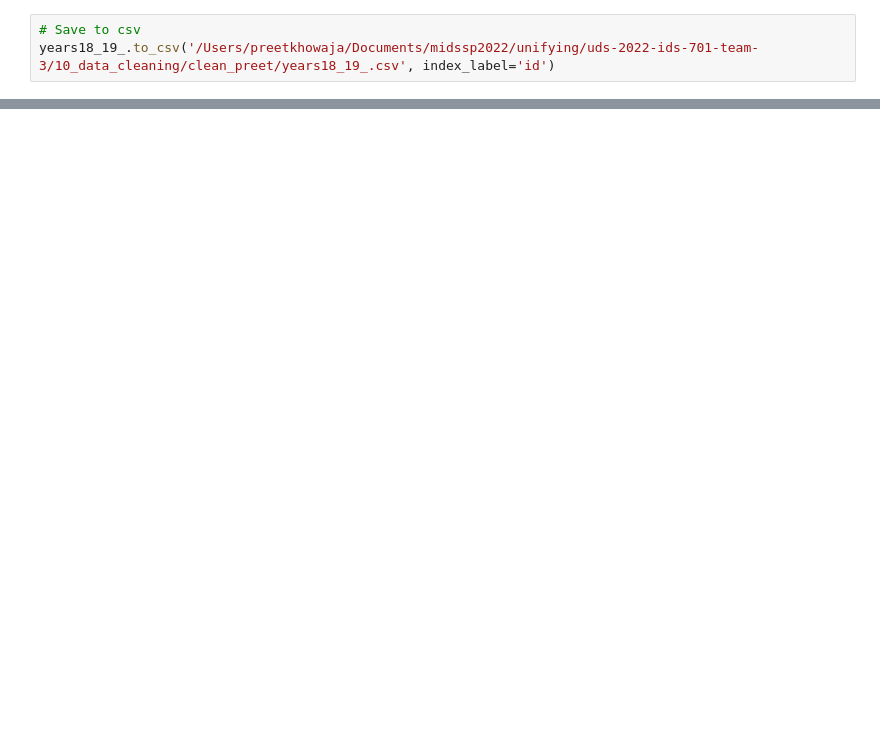
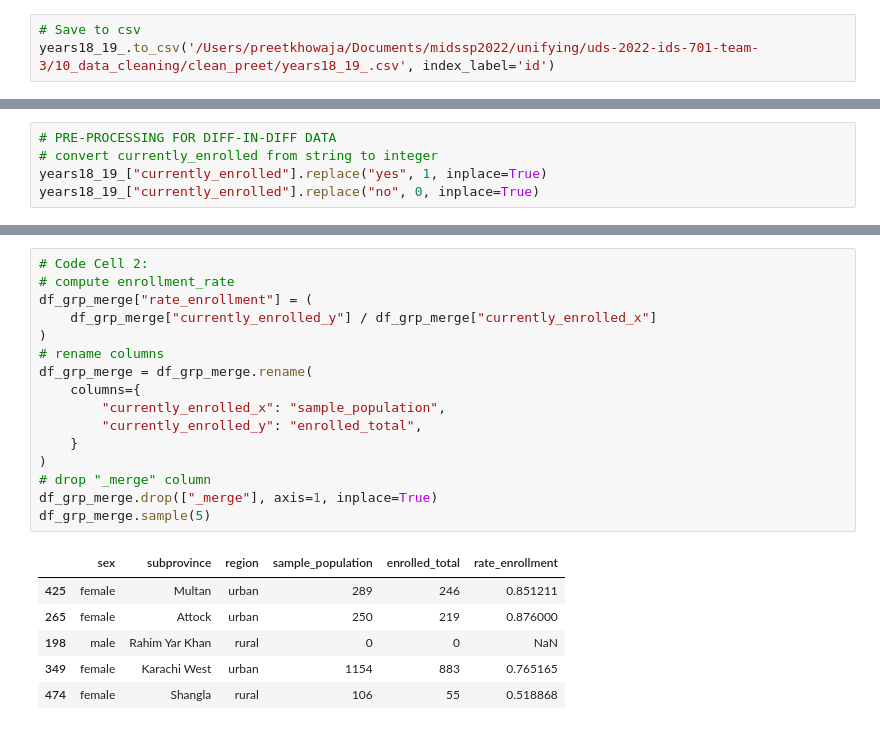
Before and after one commit to preetkhowaja/taliban_impact_pakistan, a Jupyter notebook: 10_data_cleaning/PSLM-1819.ipynb, the cells around one changed output, grey strips where cells are left out. Cells and saved outputs as stored; diff of their text form; blank space fills up the shorter version.

```diff
--- a/10_data_cleaning/PSLM-1819.ipynb
+++ b/10_data_cleaning/PSLM-1819.ipynb
@@ -233,0 +262,5 @@ years18_19_.to_csv('/Users/preetkhowaja/Documents/midssp2022/unifying/uds-2022-i
+# %%
+# PRE-PROCESSING FOR DIFF-IN-DIFF DATA
+# convert currently_enrolled from string to integer
+years18_19_["currently_enrolled"].replace("yes", 1, inplace=True)
+years18_19_["currently_enrolled"].replace("no", 0, inplace=True)
@@ -233,0 +295,23 @@ years18_19_.to_csv('/Users/preetkhowaja/Documents/midssp2022/unifying/uds-2022-i
+# %%
+# Code Cell 2:
+# compute enrollment_rate
+df_grp_merge["rate_enrollment"] = (
+    df_grp_merge["currently_enrolled_y"] / df_grp_merge["currently_enrolled_x"]
+)
+# rename columns
+df_grp_merge = df_grp_merge.rename(
+    columns={
+        "currently_enrolled_x": "sample_population",
+        "currently_enrolled_y": "enrolled_total",
+    }
+)
+# drop "_merge" column
+df_grp_merge.drop(["_merge"], axis=1, inplace=True)
+df_grp_merge.sample(5)
+# %% [output]
+|  | sex | subprovince | region | sample_population | enrolled_total | rate_enrollment |
+| 425 | female | Multan | urban | 289 | 246 | 0.851211 |
+| 265 | female | Attock | urban | 250 | 219 | 0.876000 |
+| 198 | male | Rahim Yar Khan | rural | 0 | 0 | NaN |
+| 349 | female | Karachi West | urban | 1154 | 883 | 0.765165 |
+| 474 | female | Shangla | rural | 106 | 55 | 0.518868 |
```
Also changed, not shown: parts of 14 cells of this notebook, 1 other file.
